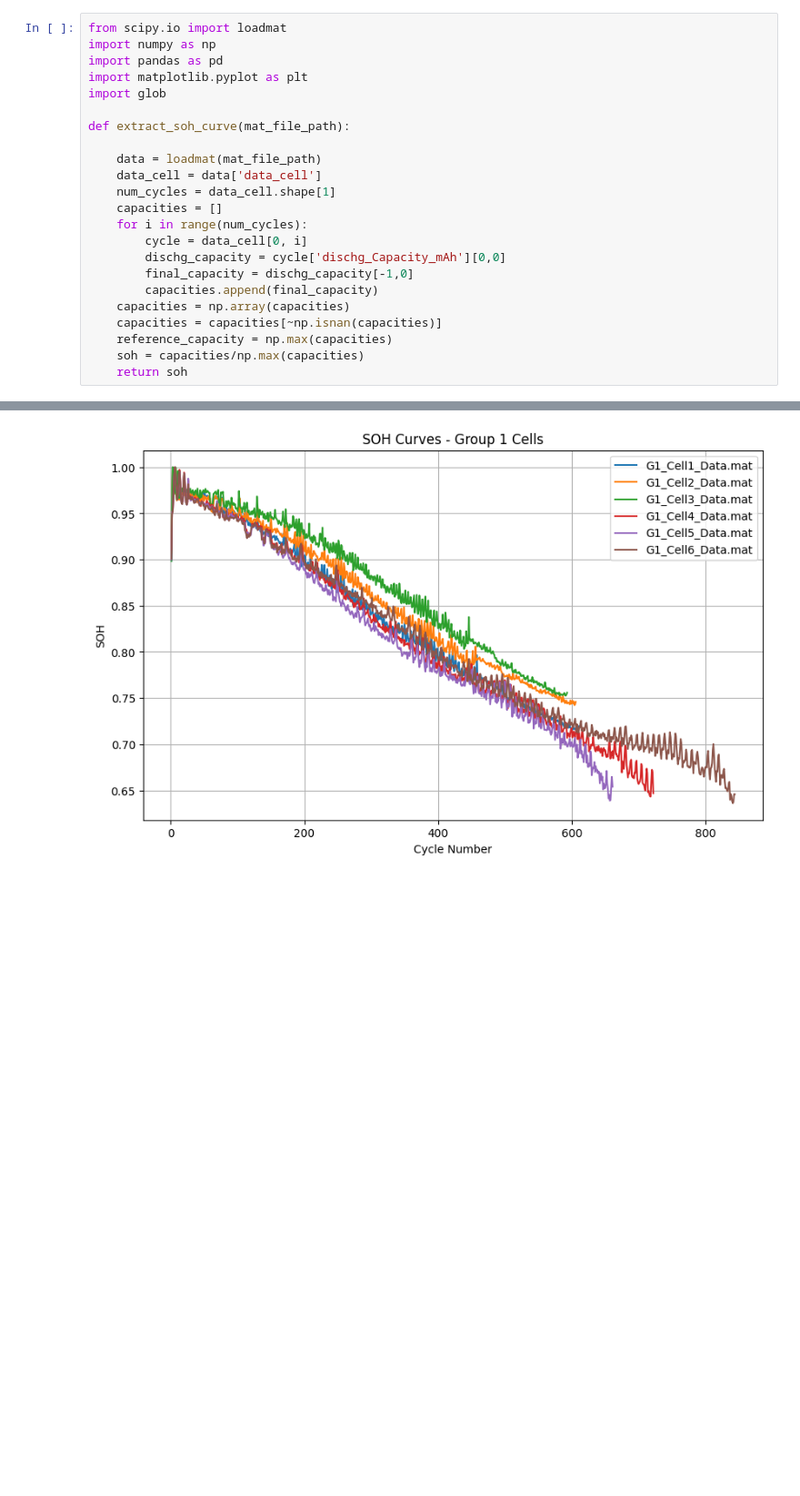
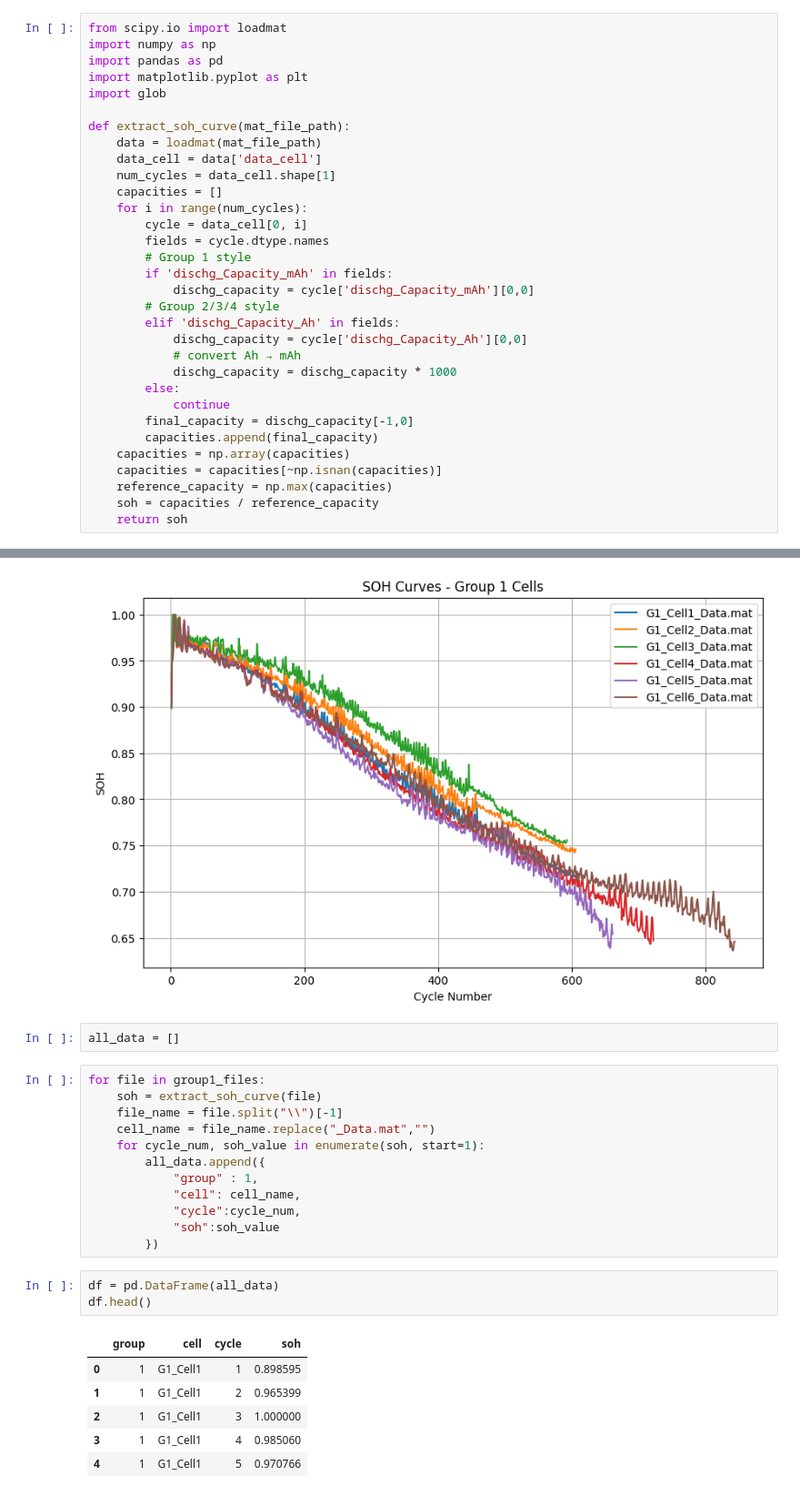
Before and after one commit to tej345/battery-degradation-research, a Jupyter notebook: notebooks/phase1_exploration.ipynb, the cells around one changed output, grey strips where cells are left out. Shown at 91% size. Drawn from its saved outputs; the diff is of its cells as text; blank space fills up the shorter version.

Commit message:
Built complete multi cell SOH preprocessing pipeline

```diff
--- a/notebooks/phase1_exploration.ipynb
+++ b/notebooks/phase1_exploration.ipynb
@@ -6,20 +6,29 @@ import matplotlib.pyplot as plt
 import glob
 
 def extract_soh_curve(mat_file_path):
-
     data = loadmat(mat_file_path)
     data_cell = data['data_cell']
     num_cycles = data_cell.shape[1]
     capacities = []
     for i in range(num_cycles):
         cycle = data_cell[0, i]
-        dischg_capacity = cycle['dischg_Capacity_mAh'][0,0]
+        fields = cycle.dtype.names
+        # Group 1 style
+        if 'dischg_Capacity_mAh' in fields:
+            dischg_capacity = cycle['dischg_Capacity_mAh'][0,0]
+        # Group 2/3/4 style
+        elif 'dischg_Capacity_Ah' in fields:
+            dischg_capacity = cycle['dischg_Capacity_Ah'][0,0]
+            # convert Ah → mAh
+            dischg_capacity = dischg_capacity * 1000
+        else:
+            continue
         final_capacity = dischg_capacity[-1,0]
         capacities.append(final_capacity)
     capacities = np.array(capacities)
     capacities = capacities[~np.isnan(capacities)]
     reference_capacity = np.max(capacities)
-    soh = capacities/np.max(capacities)
+    soh = capacities / reference_capacity
     return soh
 # %%
 data = loadmat("../data/raw/Group 1/G1_Cell1_Data.mat")
@@ -258,3 +267,27 @@ plt.grid(True)
 plt.show()
 # %% [output]
 [figure]
+# %%
+all_data = []
+# %%
+for file in group1_files:
+    soh = extract_soh_curve(file)
+    file_name = file.split("\\")[-1]
+    cell_name = file_name.replace("_Data.mat","")
+    for cycle_num, soh_value in enumerate(soh, start=1):
+        all_data.append({
+            "group" : 1,
+            "cell": cell_name,
+            "cycle":cycle_num,
+            "soh":soh_value
+        })
+# %%
+df = pd.DataFrame(all_data)
+df.head()
+# %% [output]
+|  | group | cell | cycle | soh |
+| 0 | 1 | G1_Cell1 | 1 | 0.898595 |
+| 1 | 1 | G1_Cell1 | 2 | 0.965399 |
+| 2 | 1 | G1_Cell1 | 3 | 1.000000 |
+| 3 | 1 | G1_Cell1 | 4 | 0.985060 |
+| 4 | 1 | G1_Cell1 | 5 | 0.970766 |
```
Also changed, not shown: parts of 8 cells of this notebook.
